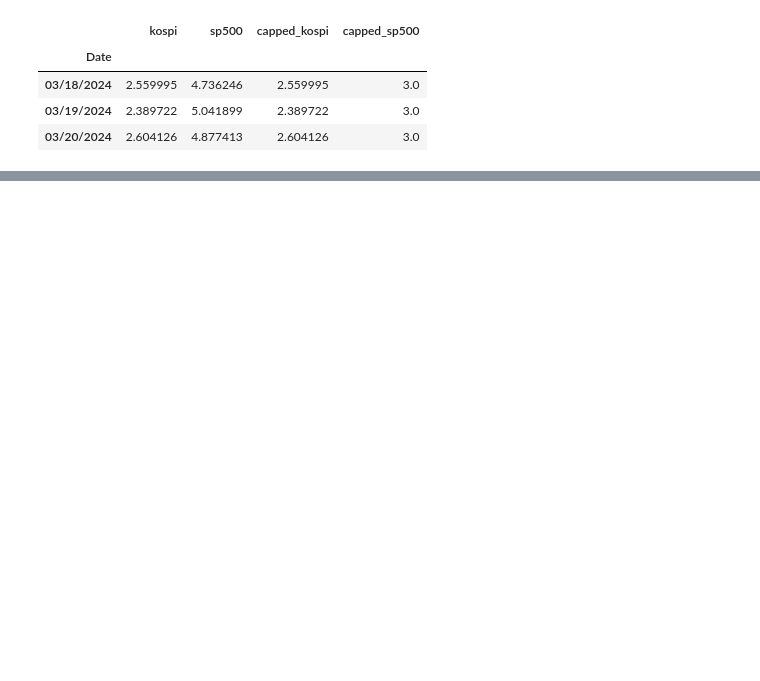
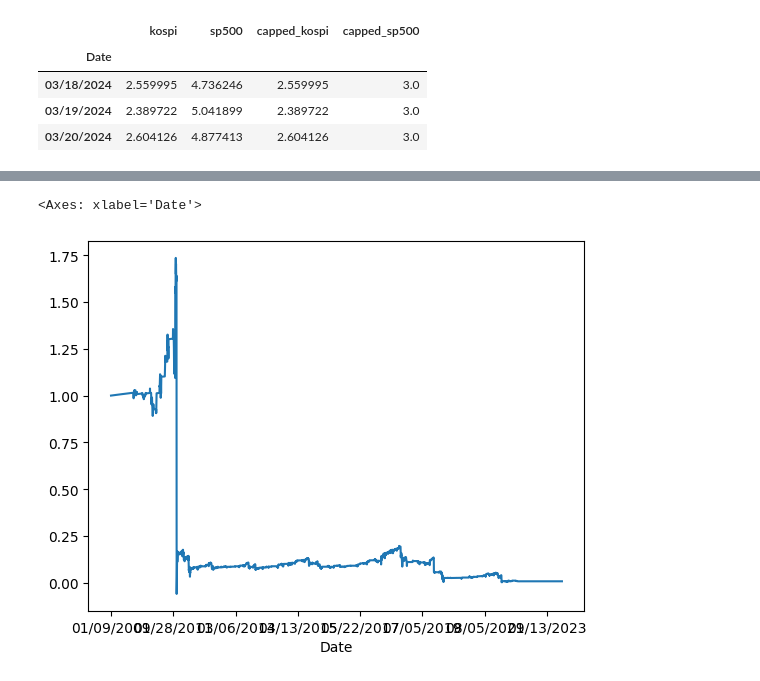
Before and after one commit to Liliesli/Enhancing-Kelly-Criterion-Stability, a Jupyter notebook: multi_asset.ipynb, the cells around one changed output, grey strips where cells are left out. Cells and saved outputs as stored; diff of their text form; code cells hidden in the pictures; blank space fills up the shorter version.

```diff
--- a/multi_asset.ipynb
+++ b/multi_asset.ipynb
@@ -122,0 +118,3 @@ portfolio[portfolio['buy_kospi'] & portfolio['sell_kospi']]
+# %%
+index_location = portfolio.index.get_loc('01/08/2009')
+portfolio = portfolio.iloc[index_location+1:]
@@ -123,5 +138,7 @@ portfolio[portfolio['buy_kospi'] & portfolio['sell_kospi']]
+# %%
+portfolio['VaR_kospi'] = portfolio.apply(lambda row: 0 if row['VaR_kospi'] > row['Change_kospi'] else row['capped_kospi'], axis=1)
+portfolio['VaR_sp500'] = portfolio.apply(lambda row: 0 if row['VaR_sp500'] > row['Change_sp500'] else row['capped_sp500'], axis=1)
 # %%
-
 def get_cumulative_trix_returns(df):
     portfolio = np.zeros(len(df))
     equity = np.zeros(len(df))
@@ -169,7 +186,7 @@ def get_cumulative_trix_returns(df):
                     cash[i] = cash[i-1] + equity2[i-1]
             else:
                 if row['buy_sp500']:
-                    equity[i] = portfolio[i] * row['Change_sp500']
+                    equity[i] = portfolio[i] * row['capped_sp500']
                     equity2[i] = equity2[i-1] * (1 + row['Change_kospi'])
                     cash[i] = portfolio[i] * (1 - row['capped_sp500'] - latest_kospi)
                     latest_sp500 = row['capped_sp500']
@@ -192,3 +209,8 @@ def get_cumulative_trix_returns(df):
 temp = get_cumulative_trix_returns(portfolio)
 # %%
 temp.to_csv('확인.csv')
+# %%
+temp['portfolio'].plot()
+# %% [output]
+<Axes: xlabel='Date'>
+[figure, added]
```
Also changed, not shown: parts of 2 cells of this notebook, 2 other files.
